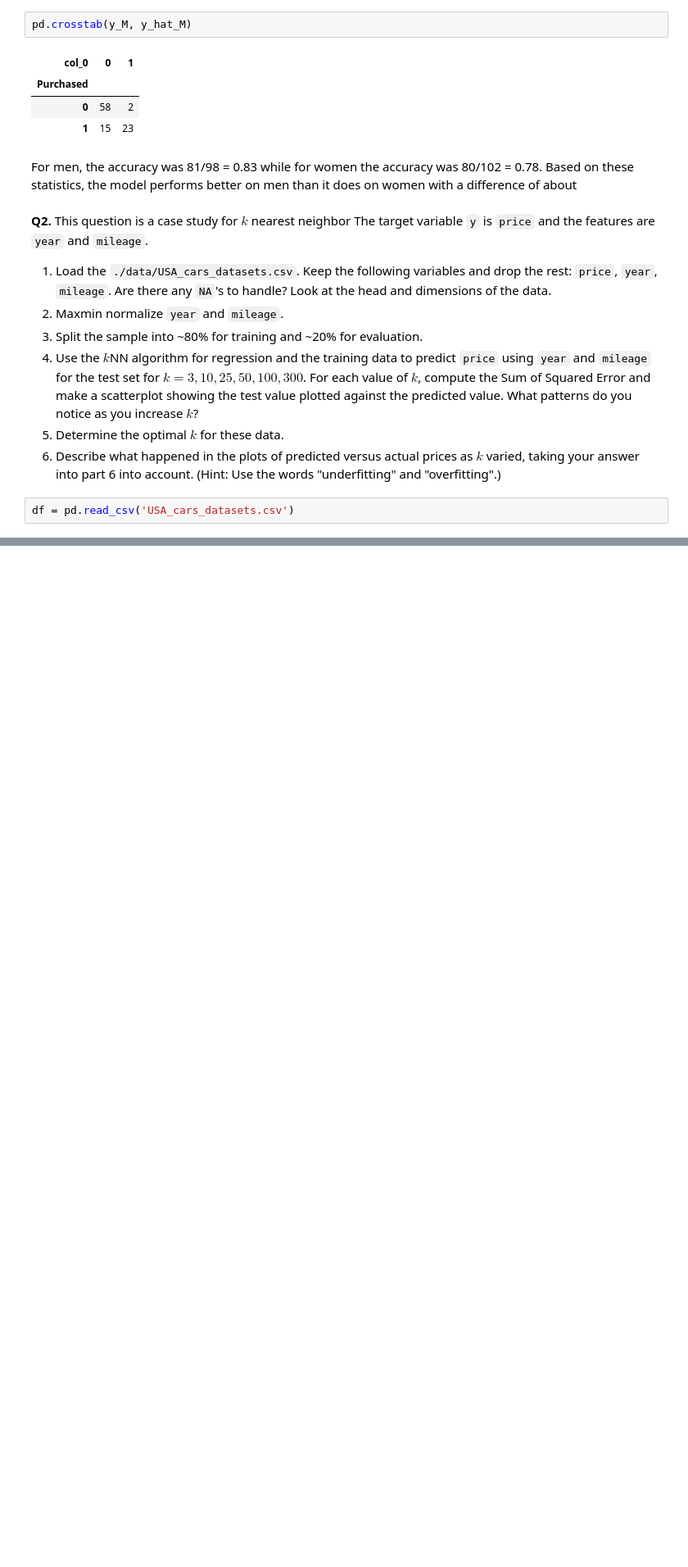
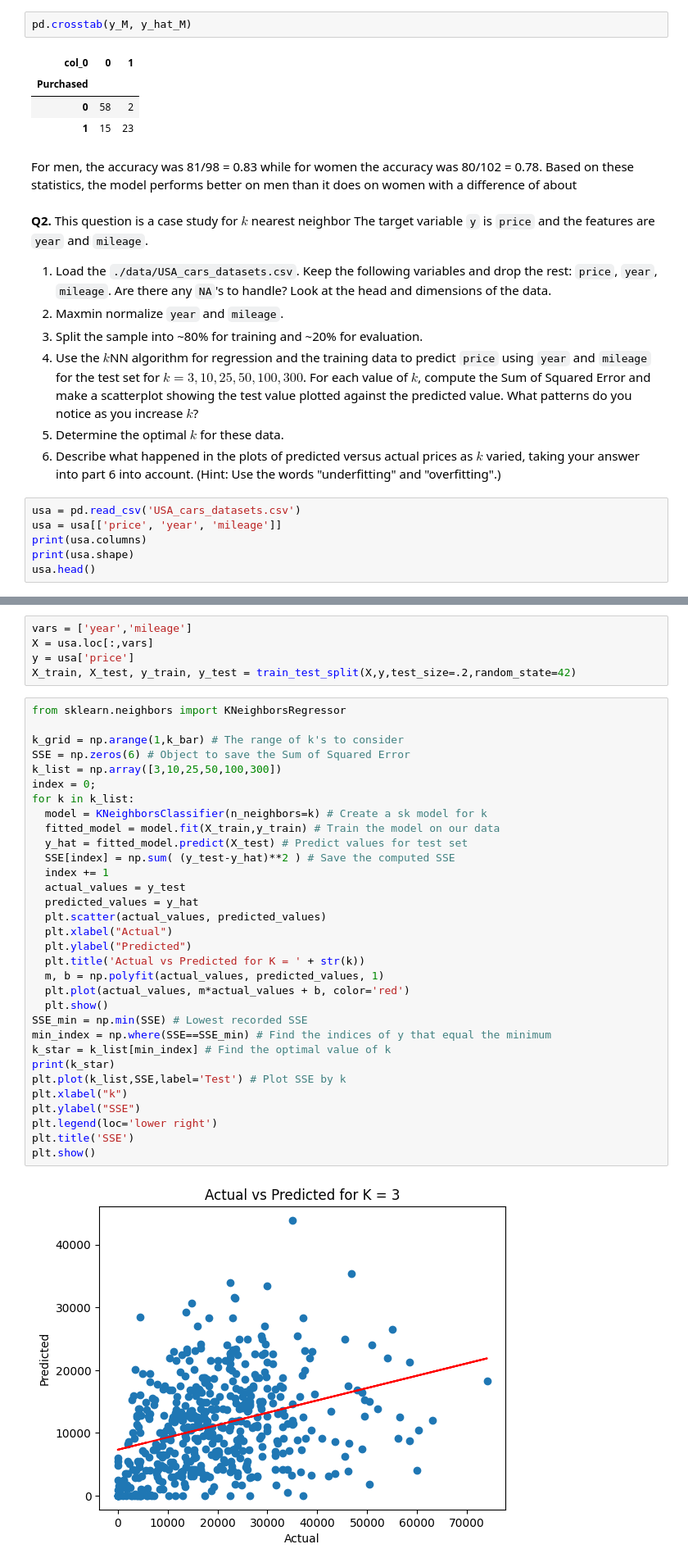
Before and after one commit to elaine-zhang12/assignment3, a Jupyter notebook: assignment_knn_and_kmc.ipynb, the cells around one changed output, grey strips where cells are left out. Shown at 82% size. Cells and saved outputs as stored; diff of their text form; blank space fills up the shorter version.

```diff
--- a/assignment_knn_and_kmc.ipynb
+++ b/assignment_knn_and_kmc.ipynb
@@ -160,4 +160,8 @@ For men, the accuracy was 81/98 = 0.83 while for women the accuracy was 80/102 =
 5. Determine the optimal $k$ for these data.
 6. Describe what happened in the plots of predicted versus actual prices as $k$ varied, taking your answer into part 6 into account. (Hint: Use the words "underfitting" and "overfitting".)
 # %%
-df = pd.read_csv('USA_cars_datasets.csv')
+usa = pd.read_csv('USA_cars_datasets.csv')
+usa = usa[['price', 'year', 'mileage']]
+print(usa.columns)
+print(usa.shape)
+usa.head()
@@ -163,0 +193,39 @@ df = pd.read_csv('USA_cars_datasets.csv')
+# %%
+vars = ['year','mileage']
+X = usa.loc[:,vars]
+y = usa['price']
+X_train, X_test, y_train, y_test = train_test_split(X,y,test_size=.2,random_state=42)
+# %%
+from sklearn.neighbors import KNeighborsRegressor
+
+k_grid = np.arange(1,k_bar) # The range of k's to consider
+SSE = np.zeros(6) # Object to save the Sum of Squared Error
+k_list = np.array([3,10,25,50,100,300])
+index = 0;
+for k in k_list:
+  model = KNeighborsClassifier(n_neighbors=k) # Create a sk model for k
+  fitted_model = model.fit(X_train,y_train) # Train the model on our data
+  y_hat = fitted_model.predict(X_test) # Predict values for test set
+  SSE[index] = np.sum( (y_test-y_hat)**2 ) # Save the computed SSE
+  index += 1
+  actual_values = y_test
+  predicted_values = y_hat
+  plt.scatter(actual_values, predicted_values)
+  plt.xlabel("Actual")
+  plt.ylabel("Predicted")
+  plt.title('Actual vs Predicted for K = ' + str(k))
+  m, b = np.polyfit(actual_values, predicted_values, 1)
+  plt.plot(actual_values, m*actual_values + b, color='red')
+  plt.show()
+SSE_min = np.min(SSE) # Lowest recorded SSE
+min_index = np.where(SSE==SSE_min) # Find the indices of y that equal the minimum
+k_star = k_list[min_index] # Find the optimal value of k
+print(k_star)
+plt.plot(k_list,SSE,label='Test') # Plot SSE by k
+plt.xlabel("k")
+plt.ylabel("SSE")
+plt.legend(loc='lower right')
+plt.title('SSE')
+plt.show()
+# %% [output]
+[figure, added]
```
Also changed, not shown: parts of 9 cells of this notebook.
